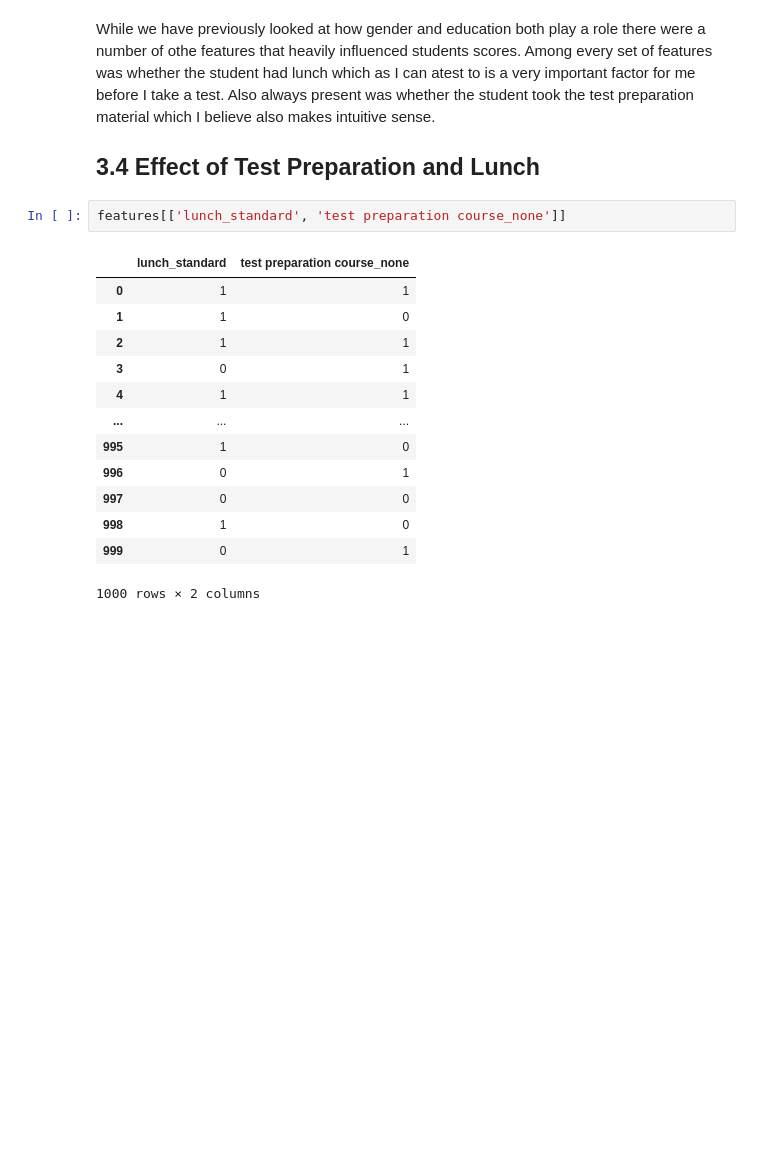
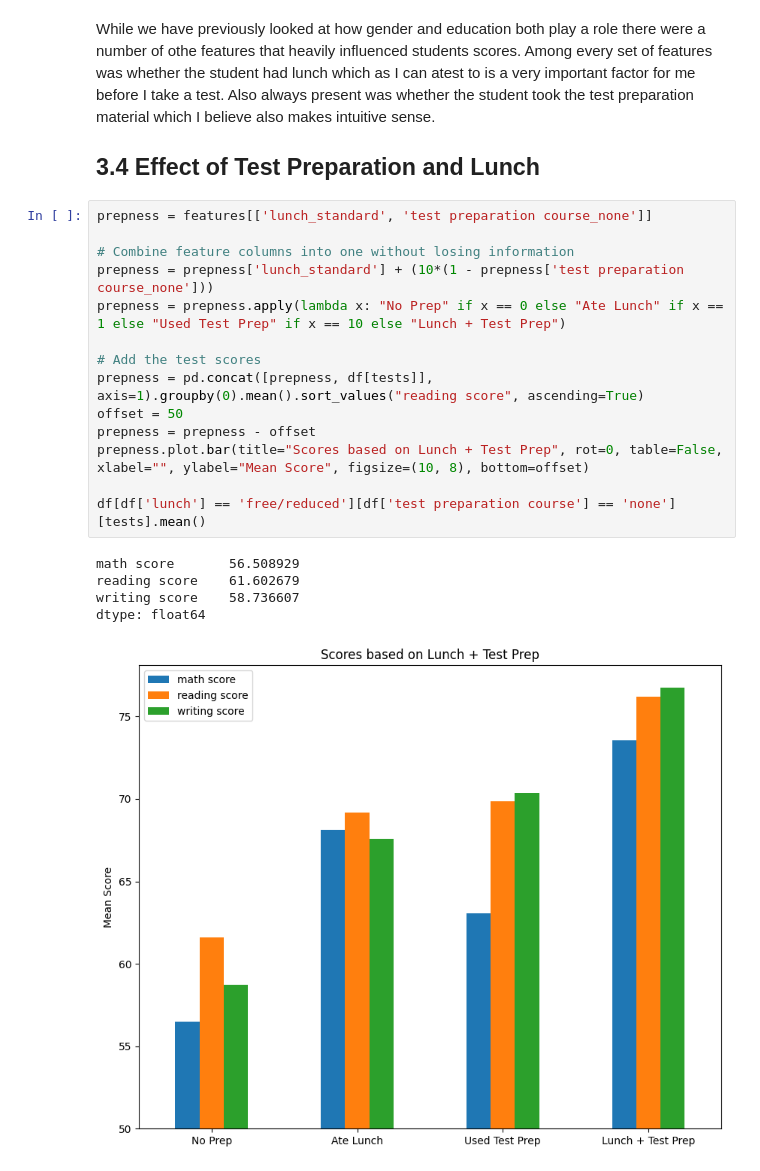
Before and after one commit to supersimple33/bias-study, a Jupyter notebook: main.ipynb, the cells around one changed output. Drawn from its saved outputs; the diff is of its cells as text; blank space fills up the shorter version.

Commit message:
Looking at test prep and lunch

```diff
--- a/main.ipynb
+++ b/main.ipynb
@@ -213,19 +213,23 @@ Best features for writing score ['lunch_standard', 'test preparation course_none
 While we have previously looked at how gender and education both play a role there were a number of othe features that heavily influenced students scores. Among every set of features was whether the student had lunch which as I can atest to is a very important factor for me before I take a test. Also always present was whether the student took the test preparation material which I believe also makes intuitive sense.
 
 ## 3.4 Effect of Test Preparation and Lunch
-# %%
-features[['lunch_standard', 'test preparation course_none']]
-# %% [output]
-|  | lunch_standard | test preparation course_none |
-| 0 | 1 | 1 |
-| 1 | 1 | 0 |
-| 2 | 1 | 1 |
-| 3 | 0 | 1 |
-| 4 | 1 | 1 |
-| ... | ... | ... |
-| 995 | 1 | 0 |
-| 996 | 0 | 1 |
-| 997 | 0 | 0 |
-| 998 | 1 | 0 |
-| 999 | 0 | 1 |
-1000 rows × 2 columns
+# %%
+prepness = features[['lunch_standard', 'test preparation course_none']]
+
+# Combine feature columns into one without losing information
+prepness = prepness['lunch_standard'] + (10*(1 - prepness['test preparation course_none']))
+prepness = prepness.apply(lambda x: "No Prep" if x == 0 else "Ate Lunch" if x == 1 else "Used Test Prep" if x == 10 else "Lunch + Test Prep")
+
+# Add the test scores
+prepness = pd.concat([prepness, df[tests]], axis=1).groupby(0).mean().sort_values("reading score", ascending=True)
+offset = 50
+prepness = prepness - offset
+prepness.plot.bar(title="Scores based on Lunch + Test Prep", rot=0, table=False, xlabel="", ylabel="Mean Score", figsize=(10, 8), bottom=offset)
+
+df[df['lunch'] == 'free/reduced'][df['test preparation course'] == 'none'][tests].mean()
+# %% [output]
+math score       56.508929
+reading score    61.602679
+writing score    58.736607
+dtype: float64
+[figure, added]
```
Also changed, not shown: parts of 1 cell of this notebook.
